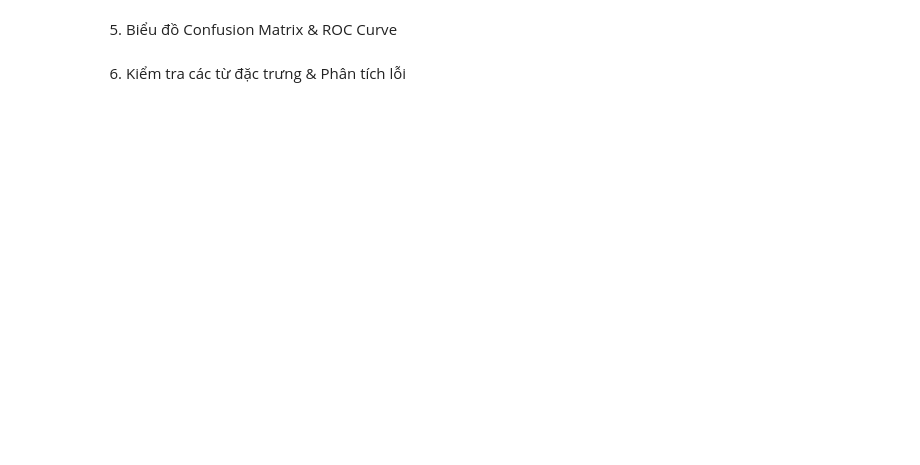
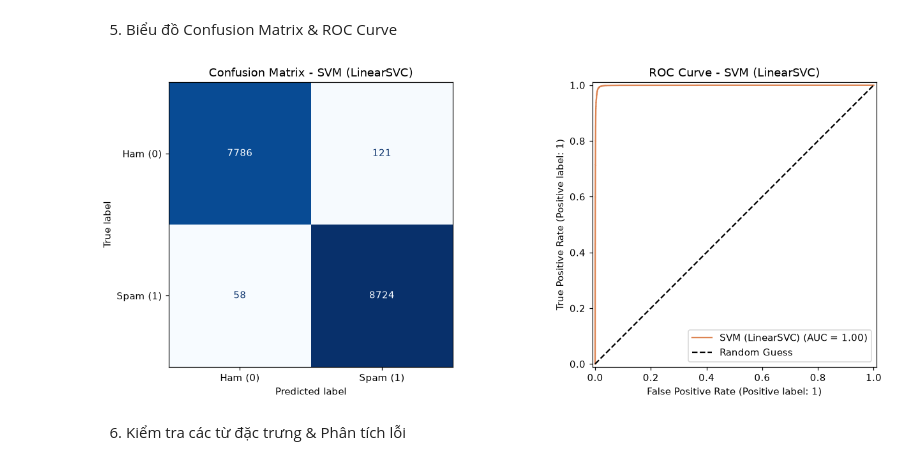
Before and after one commit to buihoangviet2982006-dotcom/email_spam_classifier, a Jupyter notebook: notebooks/SVM.ipynb, the cells around one changed output. Saved outputs shown, nothing was run; the diff lists cells and outputs as text; code cells hidden in the pictures; blank space fills up the shorter version.

```diff
--- a/notebooks/SVM.ipynb
+++ b/notebooks/SVM.ipynb
@@ -62,25 +78,33 @@ print(f"ROC-AUC    : {roc_auc_score(y_test, y_score_base):.4f}")
 # %% [markdown]
 3. Tinh chỉnh siêu tham số (GridSearchCV)
 # %%
+# Vector hóa TF-IDF một lần để tăng tốc GridSearchCV cho LinearSVC
+tfidf_for_tune = TfidfVectorizer(stop_words="english", max_features=20000, ngram_range=(1, 2))
+start_tune = time.time()
+X_train_vec = tfidf_for_tune.fit_transform(X_train)
+
 param_grid = {
-    'clf__C': [0.1, 0.5, 1.0, 5.0],
-    'clf__loss': ['hinge', 'squared_hinge']
+    "C": [0.1, 0.5, 1.0, 5.0],
+    "loss": ["hinge", "squared_hinge"],
 }
 
 grid_search = GridSearchCV(
-    estimator=baseline_pipeline,
+    estimator=LinearSVC(dual=True, max_iter=2000, random_state=42),
     param_grid=param_grid,
     cv=5,
-    scoring='f1',
+    scoring="f1",
     n_jobs=-1,
-    verbose=1
+    verbose=1,
 )
-
-start_tune = time.time()
-grid_search.fit(X_train, y_train)
+grid_search.fit(X_train_vec, y_train)
 tune_time = time.time() - start_tune
 
-best_model = grid_search.best_estimator_
+best_C = grid_search.best_params_["C"]
+best_loss = grid_search.best_params_["loss"]
+best_model = Pipeline([
+    ("tfidf", TfidfVectorizer(stop_words="english", max_features=20000, ngram_range=(1, 2))),
+    ("clf", LinearSVC(C=best_C, loss=best_loss, dual=True, max_iter=2000, random_state=42)),
+])
 
 print(f"\nTham số tốt nhất: {grid_search.best_params_}")
 print(f"F1-Score trung bình (5-Fold CV): {grid_search.best_score_:.4f}")
@@ -116,20 +166,22 @@ print(classification_report(y_test, y_pred, target_names=['Ham (0)', 'Spam (1)']
 # %%
 fig, axes = plt.subplots(1, 2, figsize=(13, 5))
 
 # 1. Confusion Matrix
 cm = confusion_matrix(y_test, y_pred)
 disp = ConfusionMatrixDisplay(confusion_matrix=cm, display_labels=['Ham (0)', 'Spam (1)'])
 disp.plot(cmap='Blues', values_format='d', ax=axes[0], colorbar=False)
 axes[0].set_title('Confusion Matrix - SVM (LinearSVC)')
 
 # 2. ROC Curve
-RocCurveDisplay.from_predictions(y_test, y_score, name='SVM (LinearSVC)', ax=axes[1], color='#DD8452')
+RocCurveDisplay.from_predictions(y_test, y_score, name='SVM (LinearSVC)', ax=axes[1], curve_kwargs={'color': '#DD8452'})
 axes[1].plot([0, 1], [0, 1], 'k--', label='Random Guess')
 axes[1].set_title('ROC Curve - SVM (LinearSVC)')
 axes[1].legend()
 
 plt.tight_layout()
 plt.show()
+# %% [output]
+[figure, added]
 # %% [markdown]
 6. Kiểm tra các từ đặc trưng & Phân tích lỗi
 # %%
```
Also changed, not shown: parts of 8 cells of this notebook, 23 other files.
